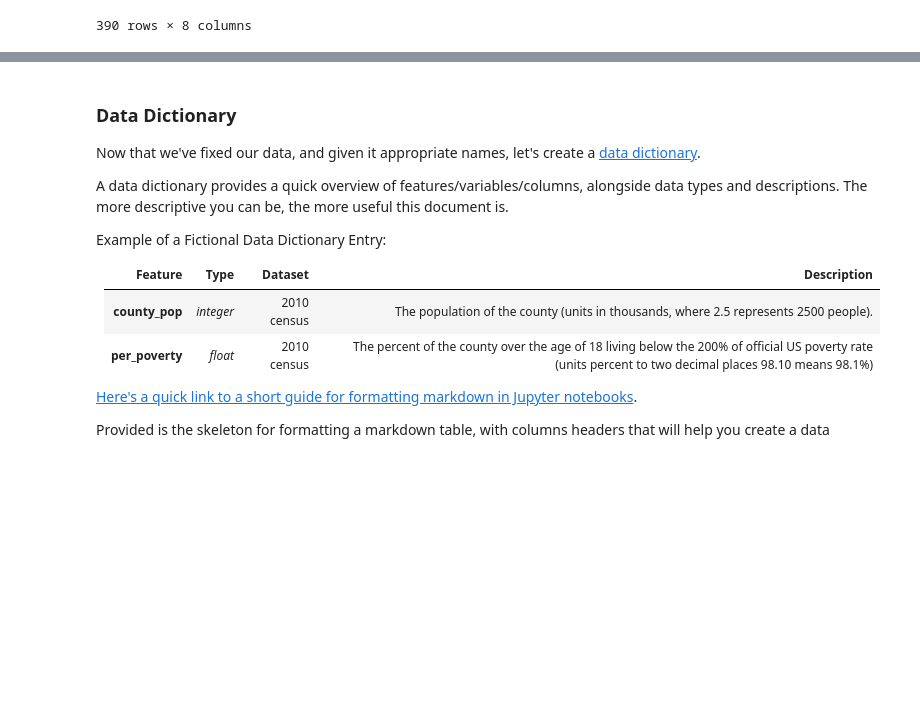
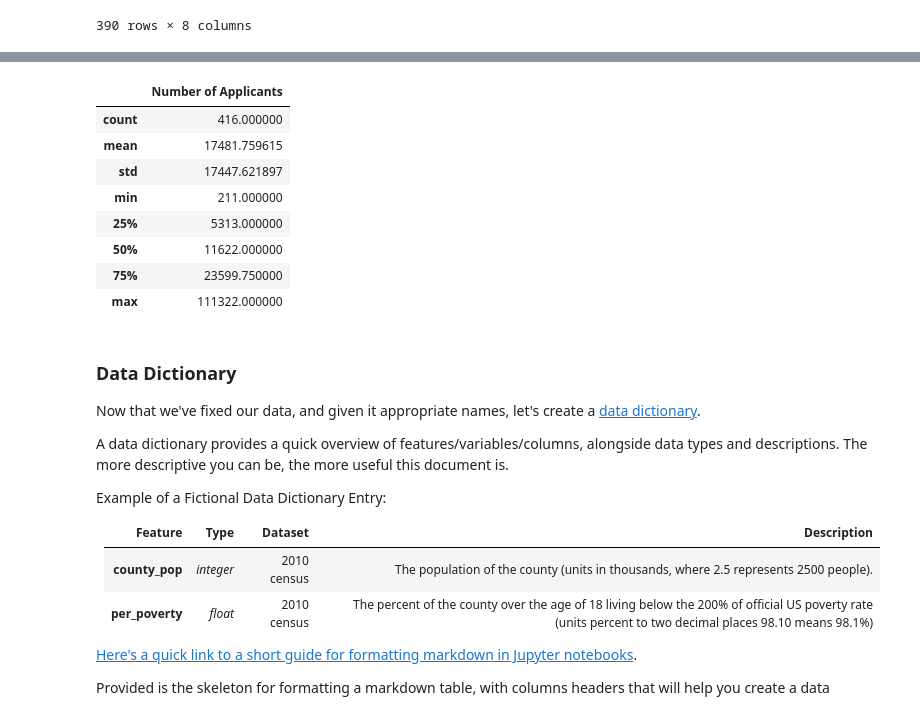
Before and after one commit to khbk/Standardized-Test-Analysis, a Jupyter notebook: code/starter-code.ipynb, the cells around one changed output, grey strips where cells are left out. Saved outputs shown, nothing was run; the diff lists cells and outputs as text; code cells hidden in the pictures; blank space fills up the shorter version.

```diff
--- a/code/starter-code.ipynb
+++ b/code/starter-code.ipynb
@@ -267,3 +279,15 @@ ra.dropna()
+# %%
+ra.describe()
+# %% [output]
+|  | Number of Applicants |
+| count | 416.000000 |
+| mean | 17481.759615 |
+| std | 17447.621897 |
+| min | 211.000000 |
+| 25% | 5313.000000 |
+| 50% | 11622.000000 |
+| 75% | 23599.750000 |
+| max | 111322.000000 |
 # %% [markdown]
 ### Data Dictionary
 
```
Also changed, not shown: parts of 1 cell of this notebook.
